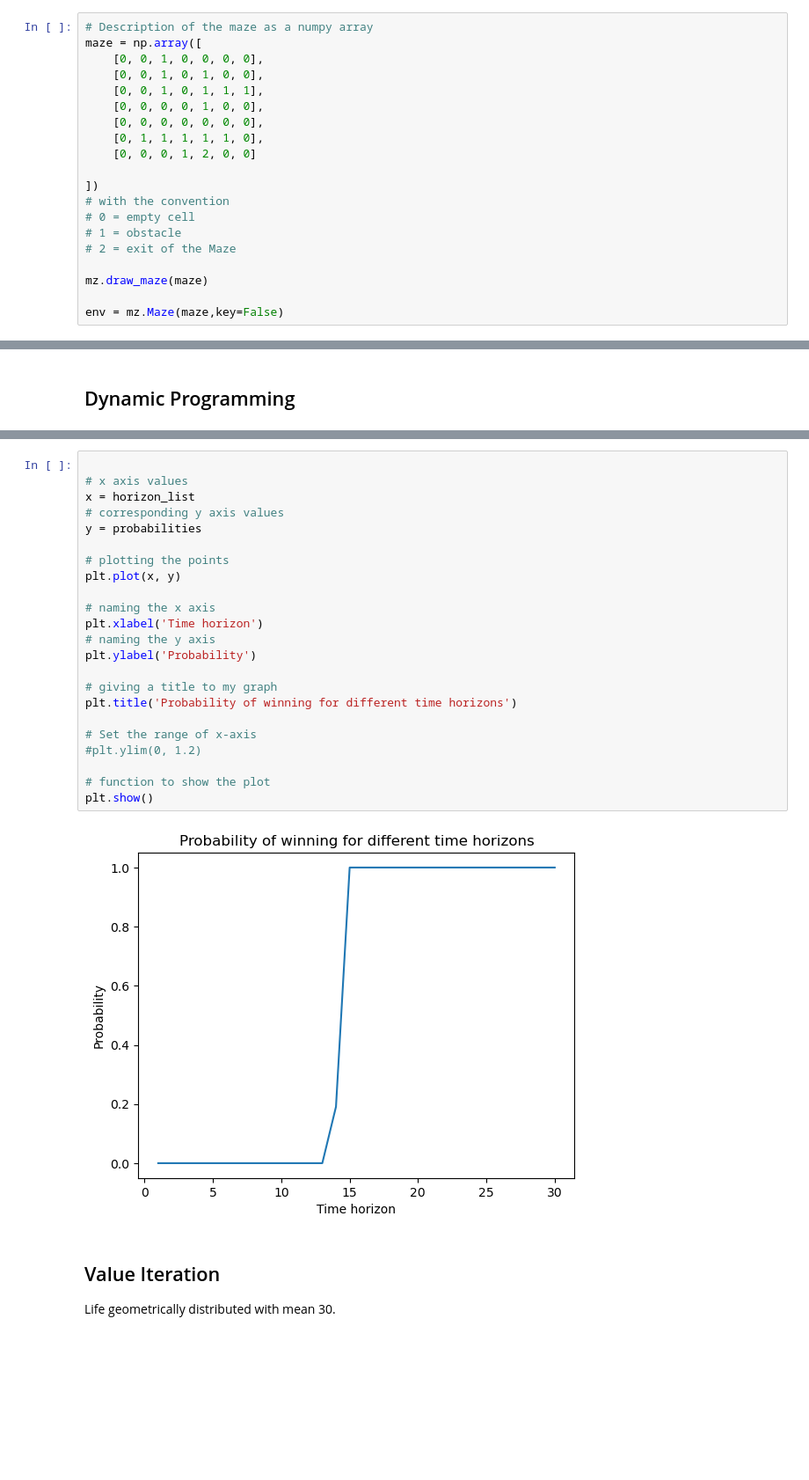
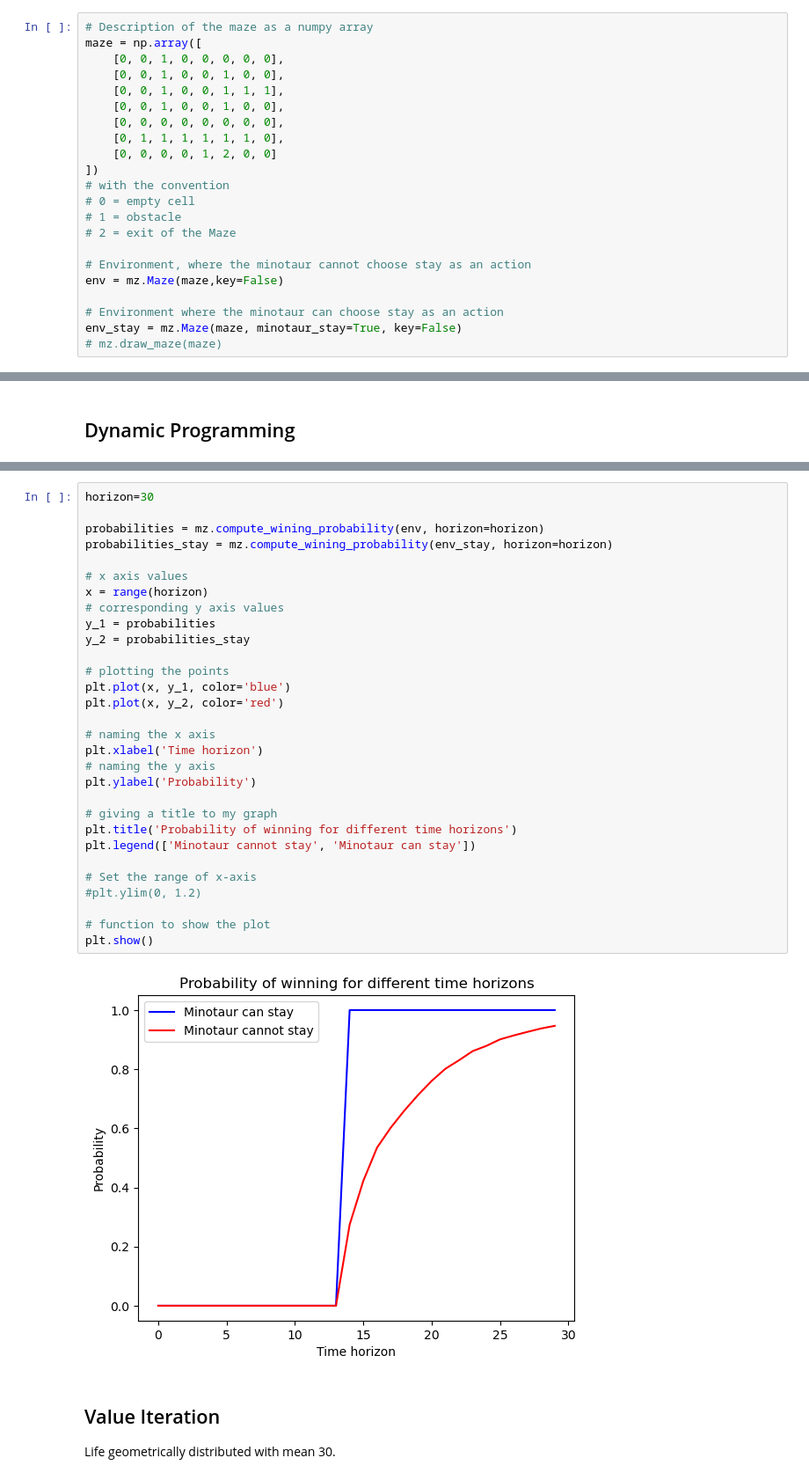
Before and after one commit to citrovin/reinforcement-learning, a Jupyter notebook: lab1/lab1.ipynb, the cells around one changed output, grey strips where cells are left out. Shown: that part at 88% size. Drawn from its saved outputs; the diff is of its cells as text; blank space fills up the shorter version.

Commit message:
Modifications to the computeation of the probabilities and resizing of the grid

```diff
--- a/lab1/lab1.ipynb
+++ b/lab1/lab1.ipynb
@@ -11,20 +14,22 @@ import matplotlib.pyplot as plt
 # %%
 # Description of the maze as a numpy array
 maze = np.array([
-    [0, 0, 1, 0, 0, 0, 0],
-    [0, 0, 1, 0, 1, 0, 0],
-    [0, 0, 1, 0, 1, 1, 1],
-    [0, 0, 0, 0, 1, 0, 0],
-    [0, 0, 0, 0, 0, 0, 0],
-    [0, 1, 1, 1, 1, 1, 0],
-    [0, 0, 0, 1, 2, 0, 0]
-
+    [0, 0, 1, 0, 0, 0, 0, 0],
+    [0, 0, 1, 0, 0, 1, 0, 0],
+    [0, 0, 1, 0, 0, 1, 1, 1],
+    [0, 0, 1, 0, 0, 1, 0, 0],
+    [0, 0, 0, 0, 0, 0, 0, 0],
+    [0, 1, 1, 1, 1, 1, 1, 0],
+    [0, 0, 0, 0, 1, 2, 0, 0]
 ])
 # with the convention
 # 0 = empty cell
 # 1 = obstacle
 # 2 = exit of the Maze
 
-mz.draw_maze(maze)
+# Environment, where the minotaur cannot choose stay as an action
+env = mz.Maze(maze,key=False)
 
-env = mz.Maze(maze,key=False)
+# Environment where the minotaur can choose stay as an action
+env_stay = mz.Maze(maze, minotaur_stay=True, key=False)
+# mz.draw_maze(maze)
@@ -122,28 +125,35 @@ print(probabilities)
 # %%
+horizon=30
+
+probabilities = mz.compute_wining_probability(env, horizon=horizon)
+probabilities_stay = mz.compute_wining_probability(env_stay, horizon=horizon)
 
 # x axis values
-x = horizon_list
+x = range(horizon)
 # corresponding y axis values
-y = probabilities
+y_1 = probabilities
+y_2 = probabilities_stay
 
 # plotting the points
-plt.plot(x, y)
+plt.plot(x, y_1, color='blue')
+plt.plot(x, y_2, color='red')
 
 # naming the x axis
 plt.xlabel('Time horizon')
 # naming the y axis
 plt.ylabel('Probability')
 
 # giving a title to my graph
 plt.title('Probability of winning for different time horizons')
+plt.legend(['Minotaur cannot stay', 'Minotaur can stay'])
 
 # Set the range of x-axis
 #plt.ylim(0, 1.2)
 
 # function to show the plot
 plt.show()
 # %% [output]
-[figure, old version]
+[figure, new version]
 # %% [markdown]
 ## Value Iteration
 
```
Also changed, not shown: parts of 27 cells of this notebook, 11 other files.
